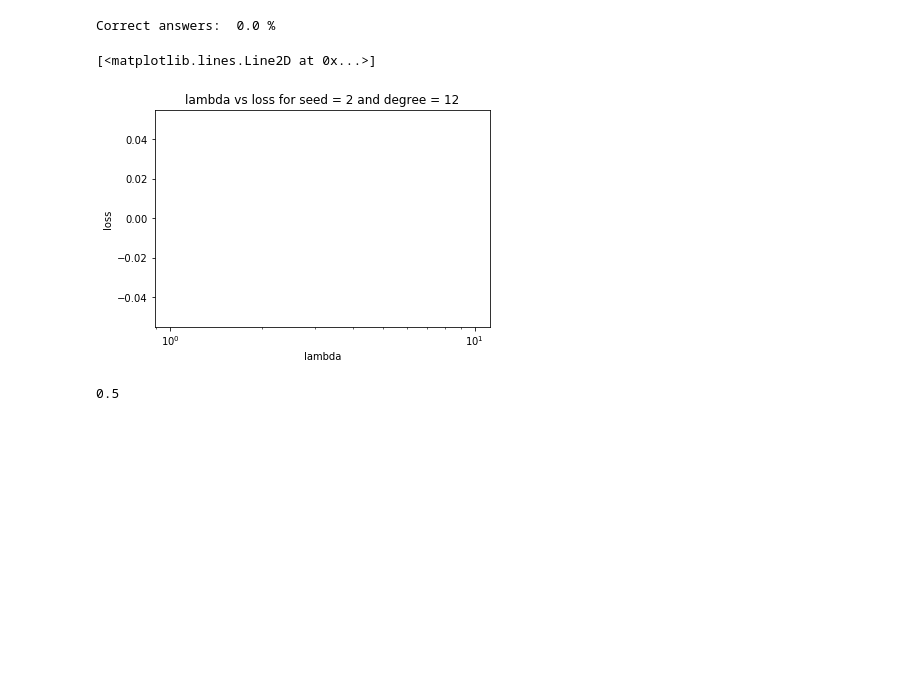
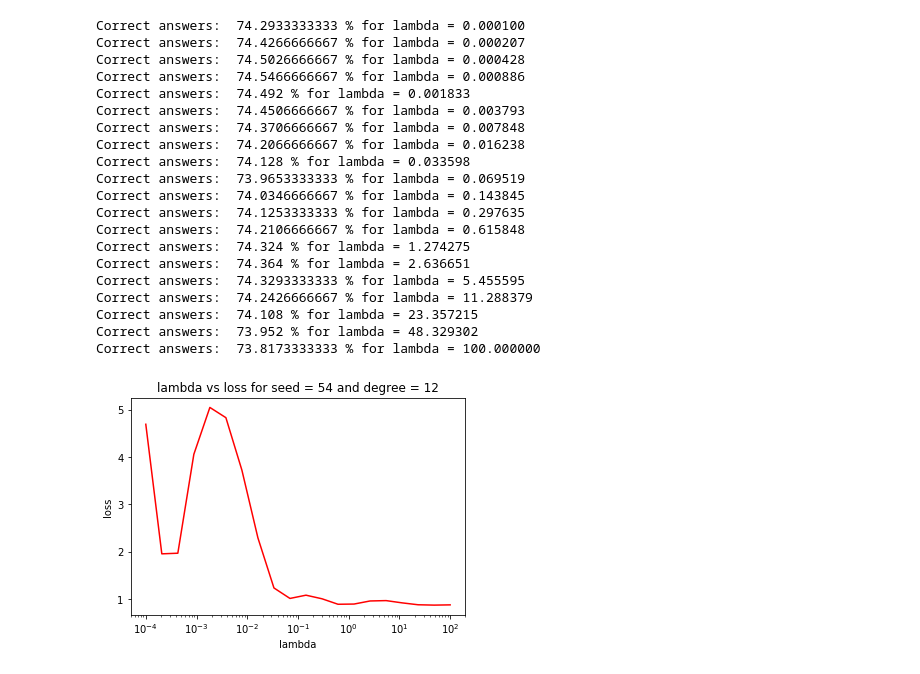
Before and after one commit to ArvinSubramaniam/ml-exercises-project1, a Jupyter notebook: main_ridge.ipynb, the cells around one changed output. Drawn from its saved outputs; the diff is of its cells as text; code cells hidden in the pictures; blank space fills up the shorter version.

```diff
--- a/main_ridge.ipynb
+++ b/main_ridge.ipynb
@@ -12,3 +13,7 @@ _, x_submission, ids_submission = load_csv_data("test.csv", sub_sample=False)
-# %%
-x[x==-999] = 0
-x_submission[x_submission == -999] = 0
+# %%
+#substitute non values with 0
+#x[x==-999] = 0
+print(x[:7,5:8])
+x = getridof999(x)
+print(x[:7,5:8])
+#x_submission[x_submission == -999] = 0
@@ -15,34 +46,48 @@ x_submission[x_submission == -999] = 0
+# %%
+'''Define values to perform Ridge regression with simple splitting of the dataset'''
+
+degree = 12
+ratio = 0.7 #train/test examples
+lambdas = np.logspace(-4,2,20)
+seed = 54
+
+ridge_with_simple_splitting(y,x, degree, ratio, lambdas, seed)
+# %% [output]
+Correct answers:  74.2933333333 % for lambda = 0.000100
+Correct answers:  74.4266666667 % for lambda = 0.000207
+Correct answers:  74.5026666667 % for lambda = 0.000428
+Correct answers:  74.5466666667 % for lambda = 0.000886
+Correct answers:  74.492 % for lambda = 0.001833
+Correct answers:  74.4506666667 % for lambda = 0.003793
+Correct answers:  74.3706666667 % for lambda = 0.007848
+Correct answers:  74.2066666667 % for lambda = 0.016238
+Correct answers:  74.128 % for lambda = 0.033598
+Correct answers:  73.9653333333 % for lambda = 0.069519
+Correct answers:  74.0346666667 % for lambda = 0.143845
+Correct answers:  74.1253333333 % for lambda = 0.297635
+Correct answers:  74.2106666667 % for lambda = 0.615848
+Correct answers:  74.324 % for lambda = 1.274275
+Correct answers:  74.364 % for lambda = 2.636651
+Correct answers:  74.3293333333 % for lambda = 5.455595
+Correct answers:  74.2426666667 % for lambda = 11.288379
+Correct answers:  74.108 % for lambda = 23.357215
+Correct answers:  73.952 % for lambda = 48.329302
+Correct answers:  73.8173333333 % for lambda = 100.000000
+[figure, added]
 # %%
-ratio = .9
-seed = 2
-N = 10
-loss = []
-#lambdas = np.logspace(-7,12,50)
-lambdas = [.7e-5]
-degree = 12
+def ridge_with_simple_splitting(y,x, degree, ratio, lambdas, seed = 1):
+    loss = []
+    y_train, x_train, y_test, x_test = split_data(y, x, ratio, seed)
 
-y_train, x_train, y_test, x_test = split_data(y, x, ratio, seed)
+    phi_test = build_poly(x_test, degree, False)
+    phi_train = build_poly(x_train, degree, False)
 
-phi_test = build_poly(x_test, degree, False)
-phi_train = build_poly(x_train, degree, False)
+    for lambda_ in lambdas:
 
-for l in lambdas:
+        w = ridge_regression(y_train, phi_train, lambda_)
+        rmse_test = cost_function(y_test, phi_test, w)
 
-    w = ridge_regression(y_train, phi_train, l)
-    rmse_test = cost_function(y_test, phi_test, w)
+        loss.append(rmse_test)
 
-    loss.append(rmse_test)
-
-    print("Correct answers: ",predict(y_test,phi_test,w), '%')
-plt.title("lambda vs loss for seed = %i and degree = %i" %(seed, degree))
-plt.xlabel("lambda")
-plt.ylabel("loss")
-plt.semilogx(lambdas, loss)
+        print("Correct answers: ",predict(y_test,phi_test,w), '%', "for lambda = %f" %lambda_)
+    semilog_loss_lambda_plot(loss, lambdas, seed, degree)
-# %% [output]
-Correct answers:  0.0 %
-[<matplotlib.lines.Line2D at 0x...>]
-[figure, removed]
-# %%
-np.mod(1.5,1)
-# %% [output]
-0.5
```
Also changed, not shown: parts of 11 cells of this notebook, 13 other files.
